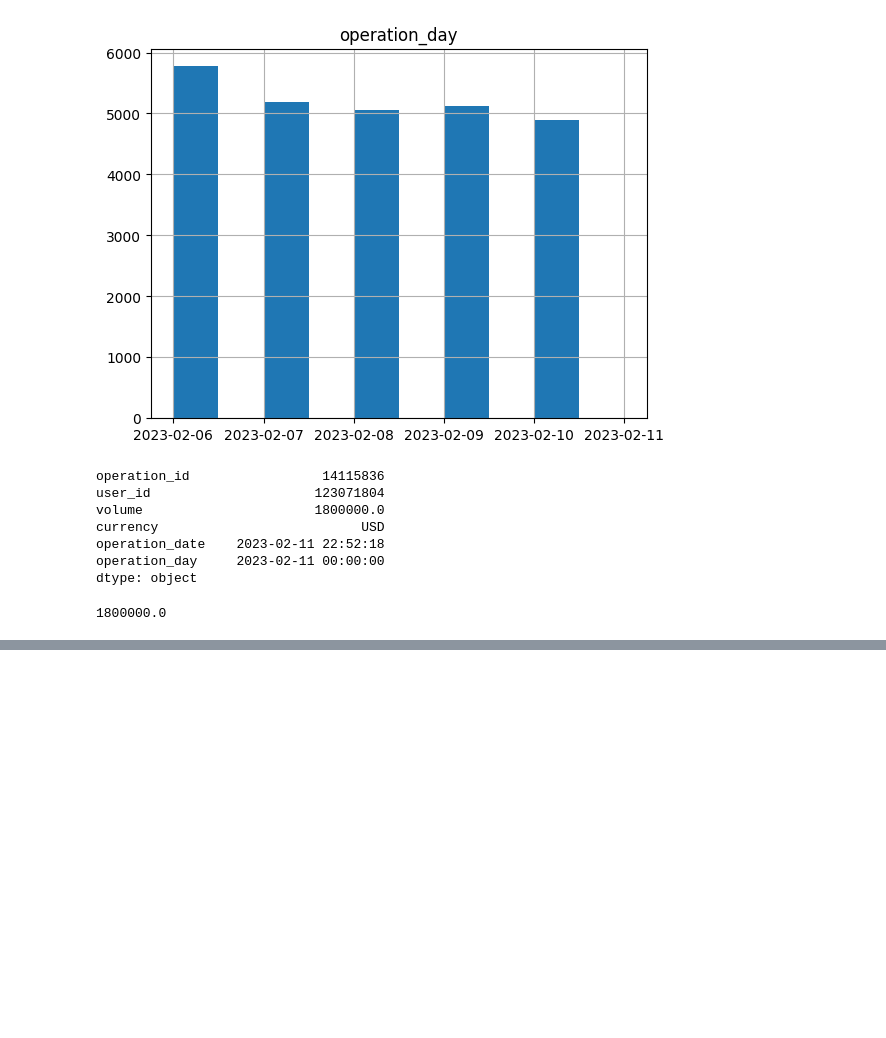
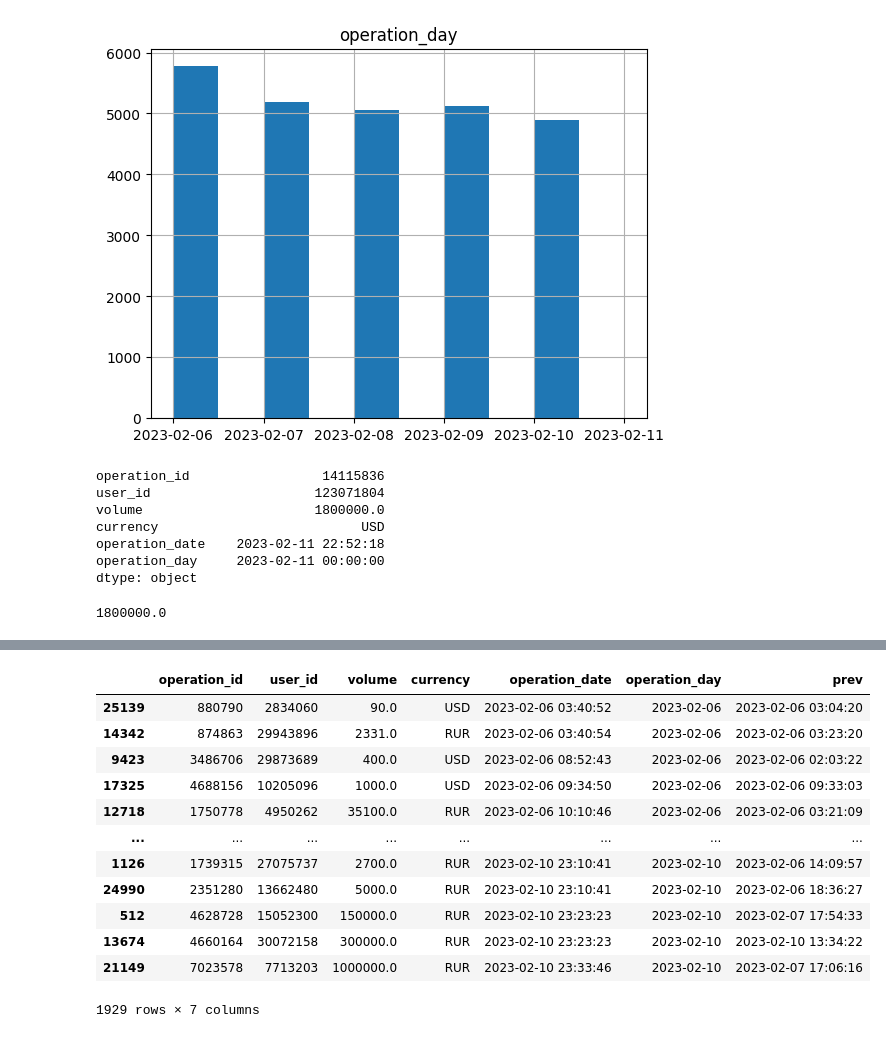
Before and after one commit to VinogradovIlya/algo, a Jupyter notebook: pro2_m4y1/vk_analit.ipynb, the cells around one changed output, grey strips where cells are left out. Drawn from its saved outputs; the diff is of its cells as text; code cells hidden in the pictures; blank space fills up the shorter version.

```diff
--- a/pro2_m4y1/vk_analit.ipynb
+++ b/pro2_m4y1/vk_analit.ipynb
@@ -250,0 +440,17 @@ selected_data1.loc[
+# %%
+df1_with_prev = df1_sorted.loc[~df1_sorted['prev'].isnull()]
+df1_with_prev
+# %% [output]
+|  | operation_id | user_id | volume | currency | operation_date | operation_day | prev |
+| 25139 | 880790 | 2834060 | 90.0 | USD | 2023-02-06 03:40:52 | 2023-02-06 | 2023-02-06 03:04:20 |
+| 14342 | 874863 | 29943896 | 2331.0 | RUR | 2023-02-06 03:40:54 | 2023-02-06 | 2023-02-06 03:23:20 |
+| 9423 | 3486706 | 29873689 | 400.0 | USD | 2023-02-06 08:52:43 | 2023-02-06 | 2023-02-06 02:03:22 |
+| 17325 | 4688156 | 10205096 | 1000.0 | USD | 2023-02-06 09:34:50 | 2023-02-06 | 2023-02-06 09:33:03 |
+| 12718 | 1750778 | 4950262 | 35100.0 | RUR | 2023-02-06 10:10:46 | 2023-02-06 | 2023-02-06 03:21:09 |
+| ... | ... | ... | ... | ... | ... | ... | ... |
+| 1126 | 1739315 | 27075737 | 2700.0 | RUR | 2023-02-10 23:10:41 | 2023-02-10 | 2023-02-06 14:09:57 |
+| 24990 | 2351280 | 13662480 | 5000.0 | RUR | 2023-02-10 23:10:41 | 2023-02-10 | 2023-02-06 18:36:27 |
+| 512 | 4628728 | 15052300 | 150000.0 | RUR | 2023-02-10 23:23:23 | 2023-02-10 | 2023-02-07 17:54:33 |
+| 13674 | 4660164 | 30072158 | 300000.0 | RUR | 2023-02-10 23:23:23 | 2023-02-10 | 2023-02-10 13:34:22 |
+| 21149 | 7023578 | 7713203 | 1000000.0 | RUR | 2023-02-10 23:33:46 | 2023-02-10 | 2023-02-07 17:06:16 |
+1929 rows × 7 columns
```
Also changed, not shown: parts of 32 cells of this notebook, 3 other files.
